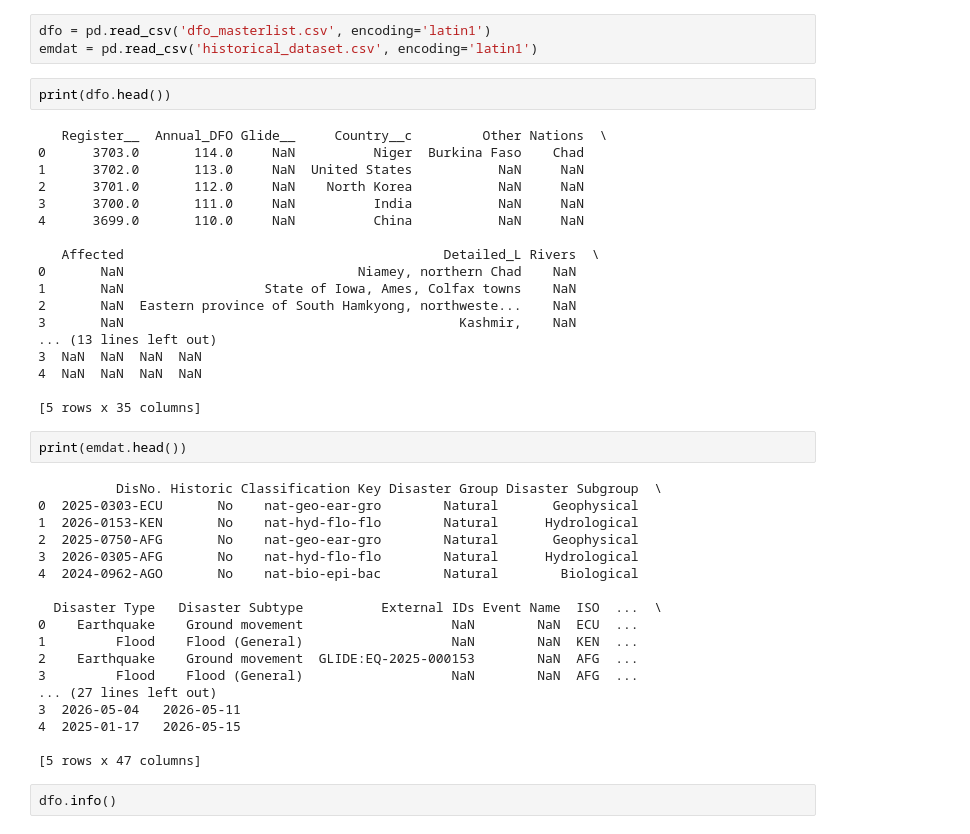
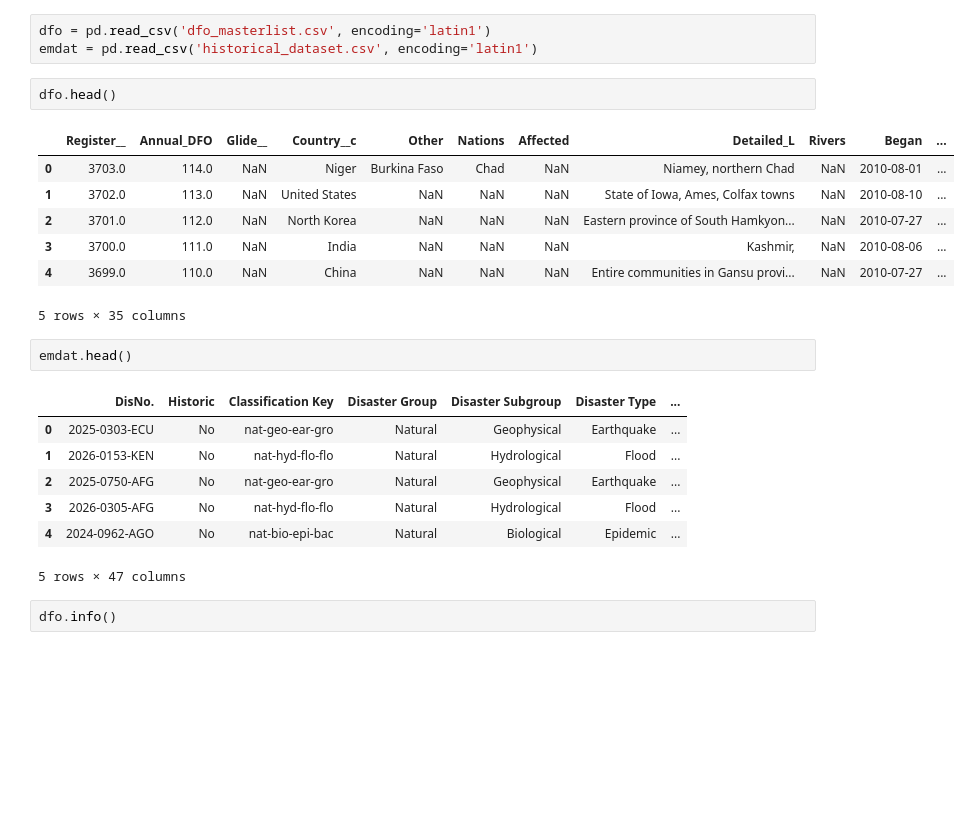
Before and after one commit to Flood-Prediction-AI-Team/Flood-Prediction-Using-WeatherAPI-and-historical-thread-mapping, a Jupyter notebook: Code/Merged_dataset/dataset_fusion.ipynb, the cells around one changed output. Saved outputs shown, nothing was run; the diff lists cells and outputs as text; blank space fills up the shorter version.

Commit message:
remove print

```diff
--- a/Code/Merged_dataset/dataset_fusion.ipynb
+++ b/Code/Merged_dataset/dataset_fusion.ipynb
@@ -5,45 +5,25 @@ import numpy as np
 dfo = pd.read_csv('dfo_masterlist.csv', encoding='latin1')
 emdat = pd.read_csv('historical_dataset.csv', encoding='latin1')
 # %%
-print(dfo.head())
+dfo.head()
 # %% [output]
+|  | Register__ | Annual_DFO | Glide__ | Country__c | Other | Nations | Affected | Detailed_L | Rivers | Began | ... |
+| 0 | 3703.0 | 114.0 | NaN | Niger | Burkina Faso | Chad | NaN | Niamey, northern Chad | NaN | 2010-08-01 | ... |
+| 1 | 3702.0 | 113.0 | NaN | United States | NaN | NaN | NaN | State of Iowa, Ames, Colfax towns | NaN | 2010-08-10 | ... |
+| 2 | 3701.0 | 112.0 | NaN | North Korea | NaN | NaN | NaN | Eastern province of South Hamkyon... | NaN | 2010-07-27 | ... |
+| 3 | 3700.0 | 111.0 | NaN | India | NaN | NaN | NaN | Kashmir, | NaN | 2010-08-06 | ... |
+| 4 | 3699.0 | 110.0 | NaN | China | NaN | NaN | NaN | Entire communities in Gansu provi... | NaN | 2010-07-27 | ... |
-   Register__  Annual_DFO Glide__     Country__c         Other Nations  \
-0      3703.0       114.0     NaN          Niger  Burkina Faso    Chad
-1      3702.0       113.0     NaN  United States           NaN     NaN
-2      3701.0       112.0     NaN    North Korea           NaN     NaN
-3      3700.0       111.0     NaN          India           NaN     NaN
-4      3699.0       110.0     NaN          China           NaN     NaN
-
-   Affected                                         Detailed_L Rivers  \
-0       NaN                              Niamey, northern Chad    NaN
-1       NaN                  State of Iowa, Ames, Colfax towns    NaN
-2       NaN  Eastern province of South Hamkyong, northweste...    NaN
-3       NaN                                           Kashmir,    NaN
-... (13 lines left out)
-3  NaN  NaN  NaN  NaN
-4  NaN  NaN  NaN  NaN
-
-[5 rows x 35 columns]
+5 rows × 35 columns
 # %%
-print(emdat.head())
+emdat.head()
 # %% [output]
+|  | DisNo. | Historic | Classification Key | Disaster Group | Disaster Subgroup | Disaster Type | ... |
+| 0 | 2025-0303-ECU | No | nat-geo-ear-gro | Natural | Geophysical | Earthquake | ... |
+| 1 | 2026-0153-KEN | No | nat-hyd-flo-flo | Natural | Hydrological | Flood | ... |
+| 2 | 2025-0750-AFG | No | nat-geo-ear-gro | Natural | Geophysical | Earthquake | ... |
+| 3 | 2026-0305-AFG | No | nat-hyd-flo-flo | Natural | Hydrological | Flood | ... |
+| 4 | 2024-0962-AGO | No | nat-bio-epi-bac | Natural | Biological | Epidemic | ... |
-          DisNo. Historic Classification Key Disaster Group Disaster Subgroup  \
-0  2025-0303-ECU       No    nat-geo-ear-gro        Natural       Geophysical
-1  2026-0153-KEN       No    nat-hyd-flo-flo        Natural      Hydrological
-2  2025-0750-AFG       No    nat-geo-ear-gro        Natural       Geophysical
-3  2026-0305-AFG       No    nat-hyd-flo-flo        Natural      Hydrological
-4  2024-0962-AGO       No    nat-bio-epi-bac        Natural        Biological
-
-  Disaster Type   Disaster Subtype          External IDs Event Name  ISO  ...  \
-0    Earthquake    Ground movement                   NaN        NaN  ECU  ...
-1         Flood    Flood (General)                   NaN        NaN  KEN  ...
-2    Earthquake    Ground movement  GLIDE:EQ-2025-000153        NaN  AFG  ...
-3         Flood    Flood (General)                   NaN        NaN  AFG  ...
-... (27 lines left out)
-3  2026-05-04   2026-05-11
-4  2025-01-17   2026-05-15
-
-[5 rows x 47 columns]
+5 rows × 47 columns
 # %%
 dfo.info()
 # %% [output]
```
